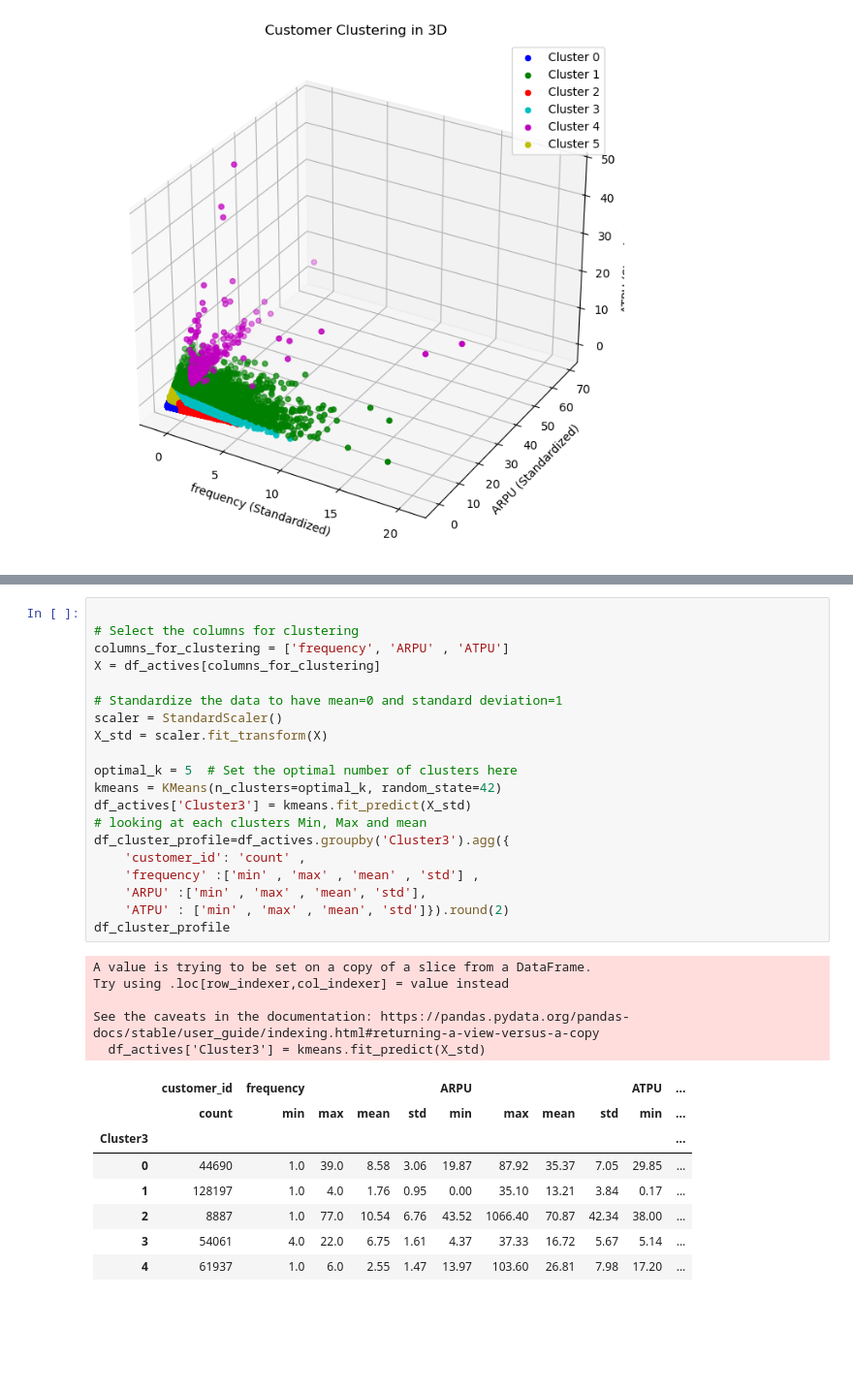
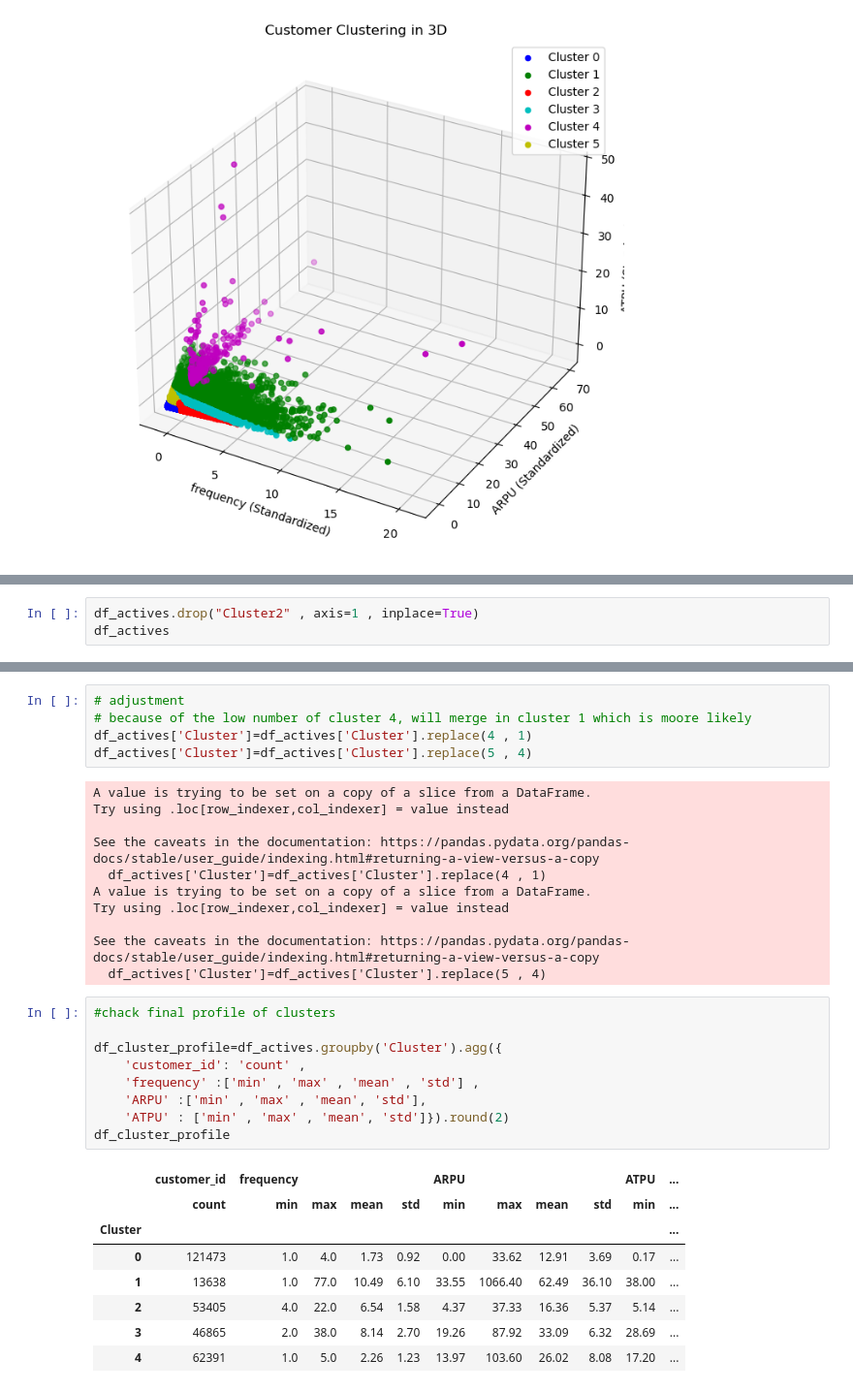
Before and after one commit to Oskareh/capstone, a Jupyter notebook: new_clustering.ipynb, the cells around one changed output, grey strips where cells are left out. Shown at 97% size. Drawn from its saved outputs; the diff is of its cells as text; blank space fills up the shorter version.

Commit message:
new_clustering

```diff
--- a/new_clustering.ipynb
+++ b/new_clustering.ipynb
@@ -578,0 +593,3 @@ seems that we can reduce the number of Clusters from 6 to 5:
+# %%
+df_actives.drop("Cluster2" , axis=1 , inplace=True)
+df_actives
@@ -579,34 +614,34 @@ seems that we can reduce the number of Clusters from 6 to 5:
+# %%
+# adjustment
+# because of the low number of cluster 4, will merge in cluster 1 which is moore likely
+df_actives['Cluster']=df_actives['Cluster'].replace(4 , 1)
+df_actives['Cluster']=df_actives['Cluster'].replace(5 , 4)
+# %% [output]
+A value is trying to be set on a copy of a slice from a DataFrame.
+Try using .loc[row_indexer,col_indexer] = value instead
+
+See the caveats in the documentation: https://pandas.pydata.org/pandas-docs/stable/user_guide/indexing.html#returning-a-view-versus-a-copy
+  df_actives['Cluster']=df_actives['Cluster'].replace(4 , 1)
+A value is trying to be set on a copy of a slice from a DataFrame.
+Try using .loc[row_indexer,col_indexer] = value instead
+
+See the caveats in the documentation: https://pandas.pydata.org/pandas-docs/stable/user_guide/indexing.html#returning-a-view-versus-a-copy
+  df_actives['Cluster']=df_actives['Cluster'].replace(5 , 4)
 # %%
+#chack final profile of clusters
 
-# Select the columns for clustering
-columns_for_clustering = ['frequency', 'ARPU' , 'ATPU']
-X = df_actives[columns_for_clustering]
-
-# Standardize the data to have mean=0 and standard deviation=1
-scaler = StandardScaler()
-X_std = scaler.fit_transform(X)
-
-optimal_k = 5  # Set the optimal number of clusters here
-kmeans = KMeans(n_clusters=optimal_k, random_state=42)
-df_actives['Cluster3'] = kmeans.fit_predict(X_std)
-# looking at each clusters Min, Max and mean
-df_cluster_profile=df_actives.groupby('Cluster3').agg({
+df_cluster_profile=df_actives.groupby('Cluster').agg({
     'customer_id': 'count' ,
     'frequency' :['min' , 'max' , 'mean' , 'std'] ,
     'ARPU' :['min' , 'max' , 'mean', 'std'],
     'ATPU' : ['min' , 'max' , 'mean', 'std']}).round(2)
 df_cluster_profile
 # %% [output]
-A value is trying to be set on a copy of a slice from a DataFrame.
-Try using .loc[row_indexer,col_indexer] = value instead
-
-See the caveats in the documentation: https://pandas.pydata.org/pandas-docs/stable/user_guide/indexing.html#returning-a-view-versus-a-copy
-  df_actives['Cluster3'] = kmeans.fit_predict(X_std)
 |  | customer_id | frequency |  |  |  | ARPU |  |  |  | ATPU | ... |
 |  | count | min | max | mean | std | min | max | mean | std | min | ... |
-| Cluster3 |  |  |  |  |  |  |  |  |  |  | ... |
-| 0 | 44690 | 1.0 | 39.0 | 8.58 | 3.06 | 19.87 | 87.92 | 35.37 | 7.05 | 29.85 | ... |
-| 1 | 128197 | 1.0 | 4.0 | 1.76 | 0.95 | 0.00 | 35.10 | 13.21 | 3.84 | 0.17 | ... |
-| 2 | 8887 | 1.0 | 77.0 | 10.54 | 6.76 | 43.52 | 1066.40 | 70.87 | 42.34 | 38.00 | ... |
-| 3 | 54061 | 4.0 | 22.0 | 6.75 | 1.61 | 4.37 | 37.33 | 16.72 | 5.67 | 5.14 | ... |
-| 4 | 61937 | 1.0 | 6.0 | 2.55 | 1.47 | 13.97 | 103.60 | 26.81 | 7.98 | 17.20 | ... |
+| Cluster |  |  |  |  |  |  |  |  |  |  | ... |
+| 0 | 121473 | 1.0 | 4.0 | 1.73 | 0.92 | 0.00 | 33.62 | 12.91 | 3.69 | 0.17 | ... |
+| 1 | 13638 | 1.0 | 77.0 | 10.49 | 6.10 | 33.55 | 1066.40 | 62.49 | 36.10 | 38.00 | ... |
+| 2 | 53405 | 4.0 | 22.0 | 6.54 | 1.58 | 4.37 | 37.33 | 16.36 | 5.37 | 5.14 | ... |
+| 3 | 46865 | 2.0 | 38.0 | 8.14 | 2.70 | 19.26 | 87.92 | 33.09 | 6.32 | 28.69 | ... |
+| 4 | 62391 | 1.0 | 5.0 | 2.26 | 1.23 | 13.97 | 103.60 | 26.02 | 8.08 | 17.20 | ... |
```
Also changed, not shown: parts of 14 cells of this notebook.
